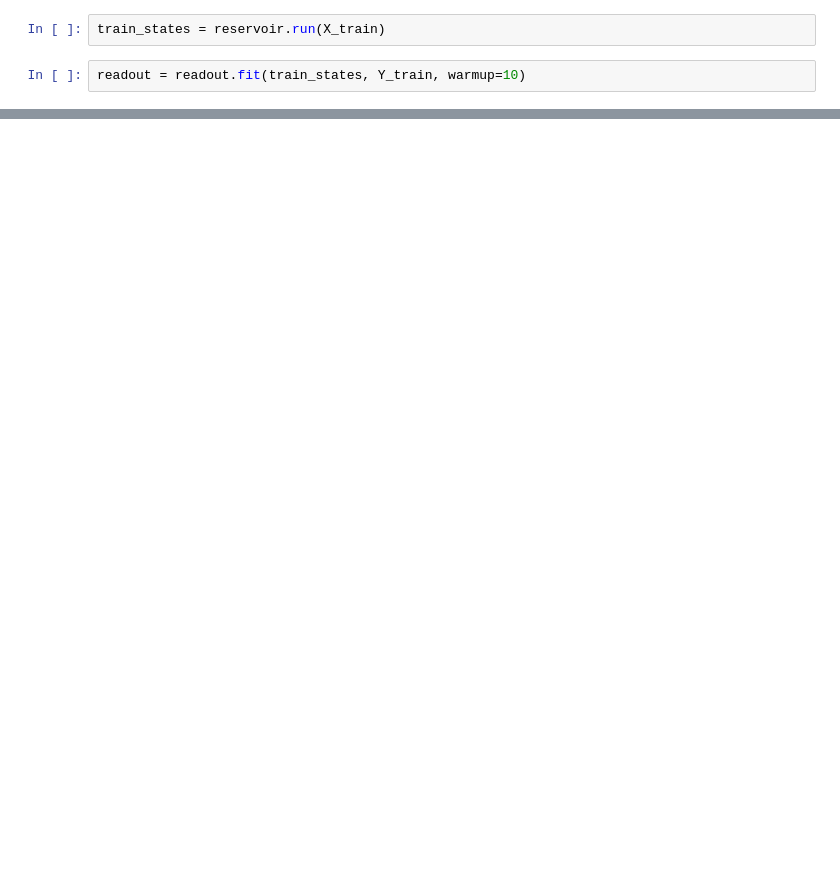
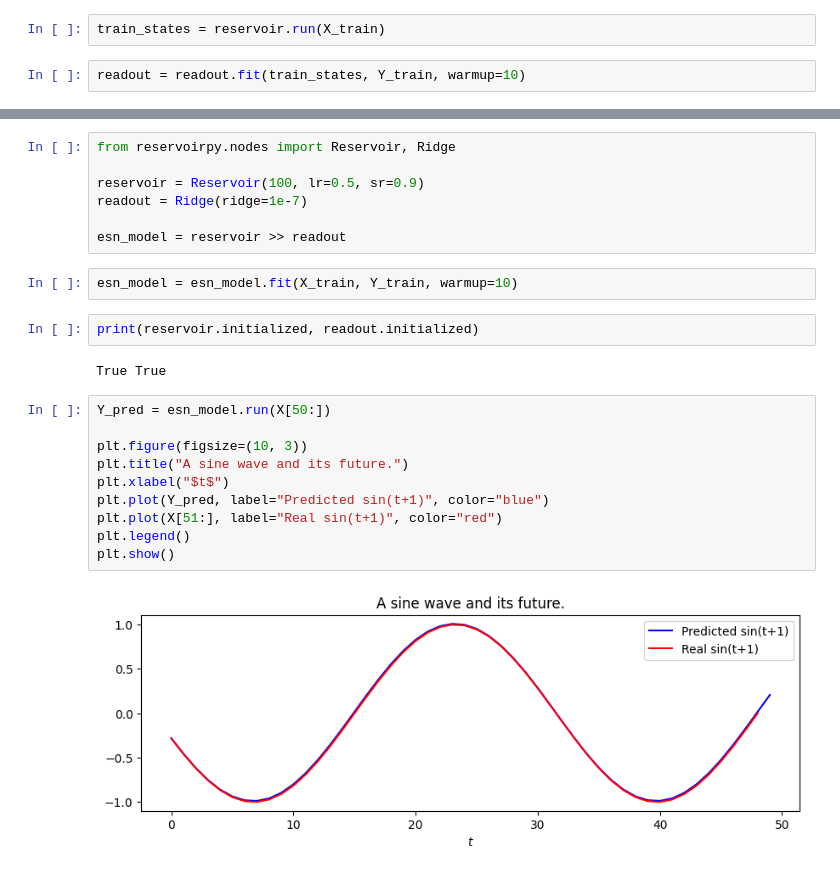
Before and after one commit to ChristianAllan/Echo-State-Network, a Jupyter notebook: ESN_ReservoirPy.ipynb, the cells around one changed output, grey strips where cells are left out. Drawn from its saved outputs; the diff is of its cells as text; blank space fills up the shorter version.

```diff
--- a/ESN_ReservoirPy.ipynb
+++ b/ESN_ReservoirPy.ipynb
@@ -60,0 +86,25 @@ readout = readout.fit(train_states, Y_train, warmup=10)
+# %%
+from reservoirpy.nodes import Reservoir, Ridge
+
+reservoir = Reservoir(100, lr=0.5, sr=0.9)
+readout = Ridge(ridge=1e-7)
+
+esn_model = reservoir >> readout
+# %%
+esn_model = esn_model.fit(X_train, Y_train, warmup=10)
+# %%
+print(reservoir.initialized, readout.initialized)
+# %% [output]
+True True
+# %%
+Y_pred = esn_model.run(X[50:])
+
+plt.figure(figsize=(10, 3))
+plt.title("A sine wave and its future.")
+plt.xlabel("$t$")
+plt.plot(Y_pred, label="Predicted sin(t+1)", color="blue")
+plt.plot(X[51:], label="Real sin(t+1)", color="red")
+plt.legend()
+plt.show()
+# %% [output]
+[figure, added]
```
Also changed, not shown: parts of 8 cells of this notebook.
